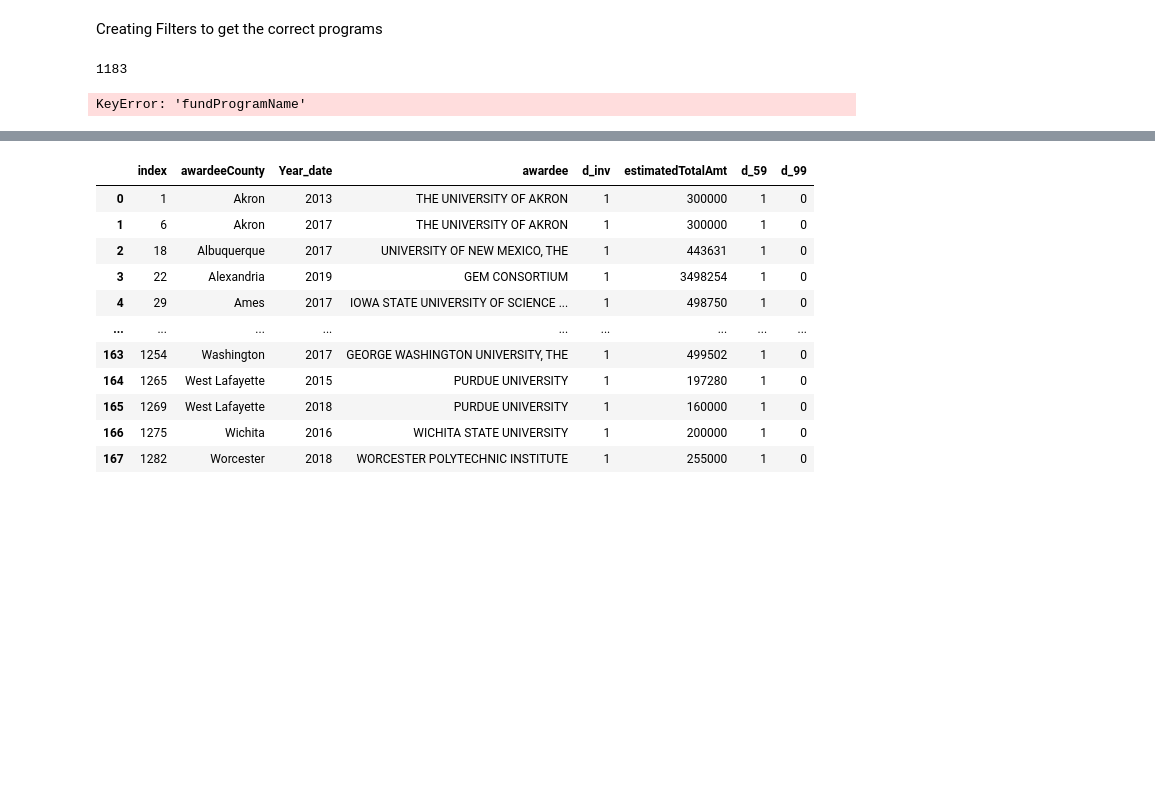
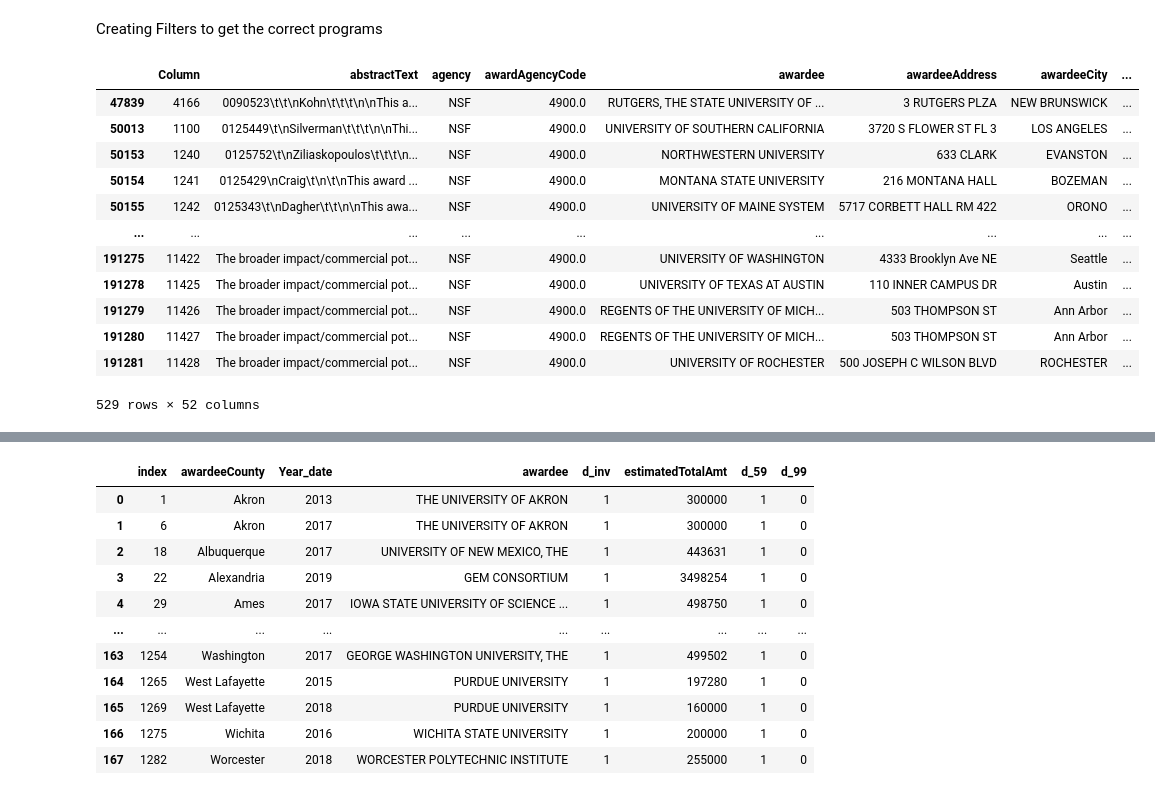
Before and after one commit to SeverinoCenter/nsf_engines, a Jupyter notebook: Vitor/Panel_All.ipynb, the cells around one changed output, grey strips where cells are left out. Cells and saved outputs as stored; diff of their text form; code cells hidden in the pictures; blank space fills up the shorter version.

Commit message:
creating NSF data

```diff
--- a/Vitor/Panel_All.ipynb
+++ b/Vitor/Panel_All.ipynb
@@ -32,4 +33,12 @@ nsf=pd.read_csv(base/ 'allNSF1.csv',index_col = False) #Change this to the clean
 #dft=pd.read_csv(base/ 'test.csv',index_col = False) #Change this to the clean data later
+# %%
+# rename  values of fundProgram
+nsf = nsf.replace('IUCRC-Indust-Univ Coop Res Ctr','IUCRC')
+nsf = nsf.replace('PFI-Partnrships for Innovation','PFI')
+nsf = nsf.replace('STTR Phase I','STTR_1')
+nsf = nsf.replace('STTR Phase II','STTR_2')
+nsf = nsf.replace('SBIR Phase I','SBIR_1')
+nsf = nsf.replace('SBIR Phase II','SBIR_2')
 # %%
 #Just checking if we have the same amount of register in each year as in this link https://www.nsf.gov/awardsearch/download.jsp
 #nsf['year'] = pd.to_datetime(nsf['date'], format='%m/%d/%Y').dt.year
@@ -221,20 +192,30 @@ data = nsf_all.copy()
 # %% [markdown]
 Creating Filters to get the correct programs
-# %%
-programs = data.fundProgramName.unique()
-len(programs)
-programs
-# %% [output]
-1183
-# %%
-df_corps = data[data['fundProgramName'] == 'I-Corps']
-
-df_SBIR_1 = data[data['fundProgramName'] == 'SBIR Phase I']
-df_SBIR_2 = data[data['fundProgramName'] == 'SBIR Phase II']
-df_STTR = data[data['fundProgramName'] == 'STTR']
-df_PFI = data[data['fundProgramName'] == 'PFI']
-df_PFI = data[data['fundProgramName'] == 'IUCRC']
-
-#combine all the other ones
-# %% [output]
-KeyError: 'fundProgramName'
+# %%
+# create new dataframes of slices fundProgram
+df_corps = nsf_all[nsf_all['fundProgramName'] == 'I-Corps']
+
+df_SBIR_1 = nsf_all[nsf_all['fundProgramName'] == 'SBIR_1']
+df_SBIR_2 = nsf_all[nsf_all['fundProgramName'] == 'SBIR_2']
+df_STTR_1= nsf_all[nsf_all['fundProgramName'] == 'STTR_1']
+df_STTR_2 = nsf_all[nsf_all['fundProgramName'] == 'STTR_2']
+df_PFI = nsf_all[nsf_all['fundProgramName'] == 'PFI']
+df_IUCRC = nsf_all[nsf_all['fundProgramName'] == 'IUCRC']
+
+#combine all the other ones
+# %%
+df_PFI
+# %% [output]
+|  | Column | abstractText | agency | awardAgencyCode | awardee | awardeeAddress | awardeeCity | ... |
+| 47839 | 4166 | 0090523\t\t\nKohn\t\t\t\n\nThis a... | NSF | 4900.0 | RUTGERS, THE STATE UNIVERSITY OF ... | 3 RUTGERS PLZA | NEW BRUNSWICK | ... |
+| 50013 | 1100 | 0125449\t\nSilverman\t\t\t\n\nThi... | NSF | 4900.0 | UNIVERSITY OF SOUTHERN CALIFORNIA | 3720 S FLOWER ST FL 3 | LOS ANGELES | ... |
+| 50153 | 1240 | 0125752\t\nZiliaskopoulos\t\t\t\n... | NSF | 4900.0 | NORTHWESTERN UNIVERSITY | 633 CLARK | EVANSTON | ... |
+| 50154 | 1241 | 0125429\nCraig\t\n\t\nThis award ... | NSF | 4900.0 | MONTANA STATE UNIVERSITY | 216 MONTANA HALL | BOZEMAN | ... |
+| 50155 | 1242 | 0125343\t\nDagher\t\t\n\nThis awa... | NSF | 4900.0 | UNIVERSITY OF MAINE SYSTEM | 5717 CORBETT HALL RM 422 | ORONO | ... |
+| ... | ... | ... | ... | ... | ... | ... | ... | ... |
+| 191275 | 11422 | The broader impact/commercial pot... | NSF | 4900.0 | UNIVERSITY OF WASHINGTON | 4333 Brooklyn Ave NE | Seattle | ... |
+| 191278 | 11425 | The broader impact/commercial pot... | NSF | 4900.0 | UNIVERSITY OF TEXAS AT AUSTIN | 110 INNER CAMPUS DR | Austin | ... |
+| 191279 | 11426 | The broader impact/commercial pot... | NSF | 4900.0 | REGENTS OF THE UNIVERSITY OF MICH... | 503 THOMPSON ST | Ann Arbor | ... |
+| 191280 | 11427 | The broader impact/commercial pot... | NSF | 4900.0 | REGENTS OF THE UNIVERSITY OF MICH... | 503 THOMPSON ST | Ann Arbor | ... |
+| 191281 | 11428 | The broader impact/commercial pot... | NSF | 4900.0 | UNIVERSITY OF ROCHESTER | 500 JOSEPH C WILSON BLVD | ROCHESTER | ... |
+529 rows × 52 columns
```
Also changed, not shown: parts of 50 cells of this notebook.
